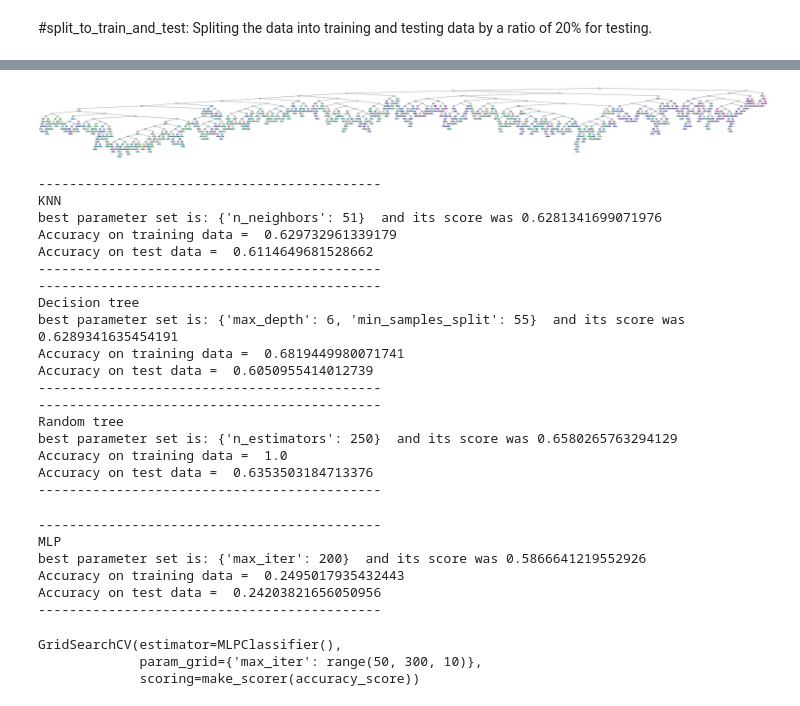
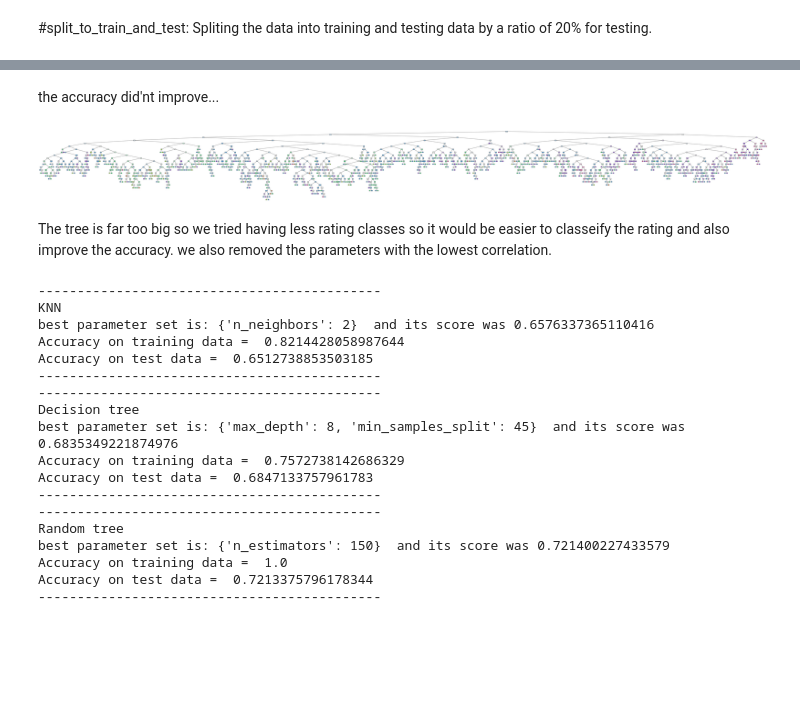
Before and after one commit to roeelq323/Anime-Rating-Project, a Jupyter notebook: Anime_Rating.ipynb, the cells around one changed output, grey strips where cells are left out. Drawn from its saved outputs; the diff is of its cells as text; code cells hidden in the pictures; blank space fills up the shorter version.

```diff
--- a/Anime_Rating.ipynb
+++ b/Anime_Rating.ipynb
@@ -412,10 +395,14 @@ By using graphs we tracked down the outliars in the data and disposed of them. W
 #finding outliars and removing them:
 after looking at the rating histogram we saw there are a few outliars we very low rating. In order to divide the rating scores into groups later on we needed to get rid of those outliars
 # %%
-# df = pd.read_csv('/content/drive/MyDrive/Project/Anime Rating/fixed_anime_list.csv') #amit path
-df_numeric = pd.read_csv('/content/drive/MyDrive/Project Anime Rating/fixed_anime_list.csv') #roee path
+
+df_numeric = pd.read_csv('/content/drive/MyDrive/Project Anime Rating/fixed_anime_list.csv')
 df_cat = pd.read_csv('/content/drive/MyDrive/Project Anime Rating/fixed_anime_list_NotNumeric.csv')
+
+plt.style.use('seaborn-darkgrid')
 fig , axes = plt.subplots(1,2 , figsize=(20,5))
 sns.boxplot(df_numeric['Rating'] , whis=2.5)
 axes[0].hist(df_numeric['Rating'])
+axes[0].set_xlabel("Rating")
+axes[0].set_ylabel("Number of Anime")
 # %% [output]
@@ -512,9 +511,11 @@ scatter_creator(df_numeric,'Rating', 'Episodes',axes[4])
 # %%
-fig , axes = plt.subplots(6,5 , figsize=(40,40))
-hist_creator(df_cat,'Rating','Type',0,axes)
-hist_creator(df_cat,'Rating','Demographic',1,axes)
-hist_creator(df_cat,'Rating','Source',2,axes)
-hist_creator(df_cat,'Rating','Top Genres',3,axes)
-hist_creator(df_cat,'Rating','Top Studios',4,axes)
-hist_creator(df_cat,'Rating','Age rating',5,axes)
+#making histograms for rating division for categorial values:
+plt.style.use('seaborn-darkgrid')
+fig , axes = plt.subplots(6,4 , figsize=(30,35))
+hist_creator(df_cat,'Rating','Type',0,axes ,"#4469BF")
+hist_creator(df_cat,'Rating','Demographic',1,axes ,'#D43E3E')
+hist_creator(df_cat,'Rating','Source',2,axes , '#3CB93C')
+hist_creator(df_cat,'Rating','Top Genres',3,axes , '#ECA049')
+hist_creator(df_cat,'Rating','Top Studios',4,axes , '#DE4CD4')
+hist_creator(df_cat,'Rating','Age rating',5,axes , '#4DF0EB')
 # %% [output]
@@ -624,12 +639,14 @@ GridSearchCV(estimator=RandomForestClassifier(),
 # %%
-# df_numeric["list add / voting"] = df_numeric['Added to list members']+df_numeric['Members that voted']
-# df_numeric["favorites / voting"] = df_numeric['Added to favorites members']+df_numeric['Members that voted']
-# df_numeric["favorites / list add"] = df_numeric['Added to favorites members']+df_numeric['Added to list members']
+#adding parameters:
+df_numeric["list add / voting"] = df_numeric['Added to list members']+df_numeric['Members that voted']
+df_numeric["favorites / voting"] = df_numeric['Added to favorites members']+df_numeric['Members that voted']
+df_numeric["favorites / list add"] = df_numeric['Added to favorites members']+df_numeric['Added to list members']
 f = ['Type',	'Source',	'Demographic','Duration',	'Age rating',	'Added to list members','Added to favorites members','Members that voted',
               'Top Genres',	'Top Studios','Rating Class','Episodes Class','favorites / voting' , 'list add / voting']
-df_numeric['Added to list members'] = df_numeric['Added to list members'] /df_numeric['Added to list members'].abs().max()
-df_numeric['Duration'] = df_numeric['Duration'] /df_numeric['Duration'].abs().max()
-df_numeric['Added to favorites members'] = df_numeric['Added to favorites members'] /df_numeric['Added to favorites members'].abs().max()
-df_numeric['Members that voted'] = df_numeric['Members that voted'] /df_numeric['Members that voted'].abs().max()
+#trying scaling:
+scaler = MinMaxScaler()
+df_numeric[['Duration' , 'Added to list members','Added to favorites members','Members that voted']] = scaler.fit_transform(df_numeric[['Duration' , 'Added to list members','Added to favorites members','Members that voted']])
+model_testing(df_numeric,'Rating Class','KNN',f)
+model_testing(df_numeric,'Rating Class','Decision tree',f)
 model_testing(df_numeric,'Rating Class','Random tree',f)
 # %% [output]
@@ -645,12 +671,16 @@ GridSearchCV(estimator=RandomForestClassifier(),
+# %% [markdown]
+the accuracy did'nt improve...
 # %%
-model = RandomForestClassifier(n_estimators=350)
+model = RandomForestClassifier(n_estimators=20)
 X_train, X_test, y_train, y_test = split_to_train_and_test(df_numeric[f], 'Rating Class', 0.2, 42)
 model.fit(X_train,y_train)
 estimator = model.estimators_[5]
 fig ,axes = plt.subplots(1,1,figsize = (100,10))
 axes = tree.plot_tree(estimator, feature_names= f ,class_names='Rating Class',filled=True)
 # %% [output]
-[figure, old version]
+[figure, new version]
+# %% [markdown]
+The tree is far too big so we tried having less rating classes so it would be easier to classeify the rating and also improve the accuracy. we also removed the parameters with the lowest correlation.
 # %%
 df_numeric2 = df_numeric
 for i in range(df_numeric.shape[0]):
@@ -663,37 +693,27 @@ for i in range(df_numeric.shape[0]):
     df_numeric2.at[i,'Rating Class2'] = 3
 # %%
-#1st models:
-f = ['Type',	'Source',	'Demographic','Duration',	'Age rating',	'Added to list members','Added to favorites members','Members that voted',
+#2nd models:
+f = ['Duration',	'Age rating',	'Added to list members','Added to favorites members','Members that voted',
               'Top Genres',	'Top Studios','Rating Class2','Episodes Class']
 model_testing(df_numeric2,'Rating Class2','KNN',f)
 model_testing(df_numeric2,'Rating Class2','Decision tree',f)
 model_testing(df_numeric2,'Rating Class2','Random tree',f)
-model_testing(df_numeric2,'Rating Class2','MLP',f)
 # %% [output]
 --------------------------------------------
 KNN
-best parameter set is: {'n_neighbors': 51}  and its score was 0.6281341699071976
-Accuracy on training data =  0.629732961339179
-Accuracy on test data =  0.6114649681528662
+best parameter set is: {'n_neighbors': 2}  and its score was 0.6576337365110416
+Accuracy on training data =  0.8214428058987644
+Accuracy on test data =  0.6512738853503185
 --------------------------------------------
 --------------------------------------------
 Decision tree
-best parameter set is: {'max_depth': 6, 'min_samples_split': 55}  and its score was 0.6289341635454191
-Accuracy on training data =  0.6819449980071741
-Accuracy on test data =  0.6050955414012739
+best parameter set is: {'max_depth': 8, 'min_samples_split': 45}  and its score was 0.6835349221874976
+Accuracy on training data =  0.7572738142686329
+Accuracy on test data =  0.6847133757961783
 --------------------------------------------
 --------------------------------------------
 Random tree
-best parameter set is: {'n_estimators': 250}  and its score was 0.6580265763294129
+best parameter set is: {'n_estimators': 150}  and its score was 0.721400227433579
 Accuracy on training data =  1.0
-Accuracy on test data =  0.6353503184713376
+Accuracy on test data =  0.7213375796178344
 --------------------------------------------
---------------------------------------------
-MLP
-best parameter set is: {'max_iter': 200}  and its score was 0.5866641219552926
-Accuracy on training data =  0.2495017935432443
-Accuracy on test data =  0.24203821656050956
---------------------------------------------
-GridSearchCV(estimator=MLPClassifier(),
-             param_grid={'max_iter': range(50, 300, 10)},
-             scoring=make_scorer(accuracy_score))
```
Also changed, not shown: parts of 20 cells of this notebook.
